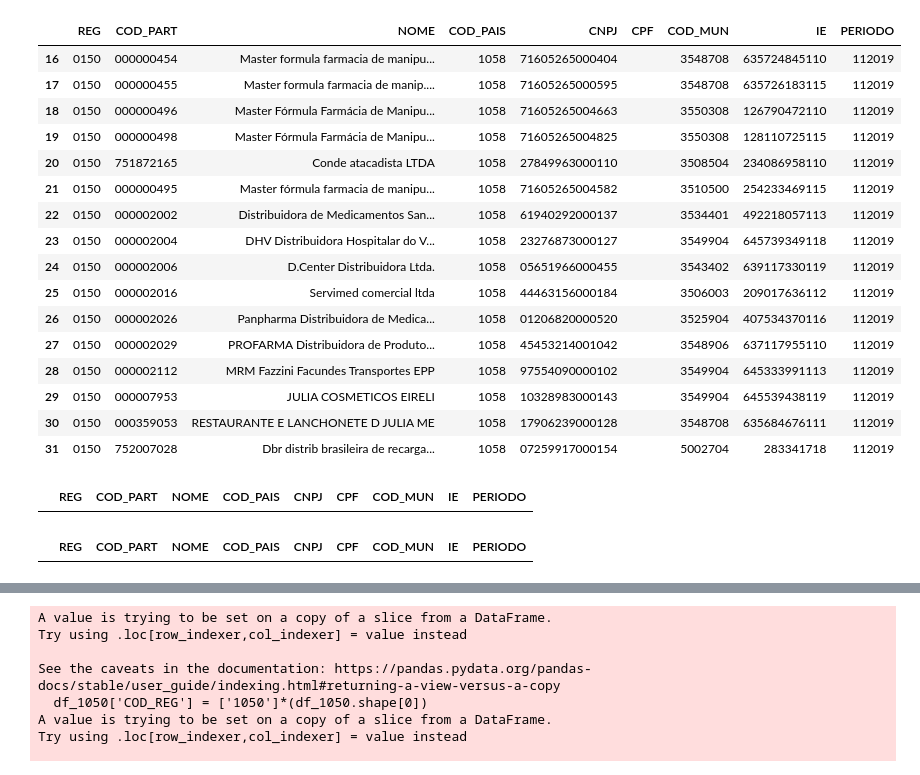
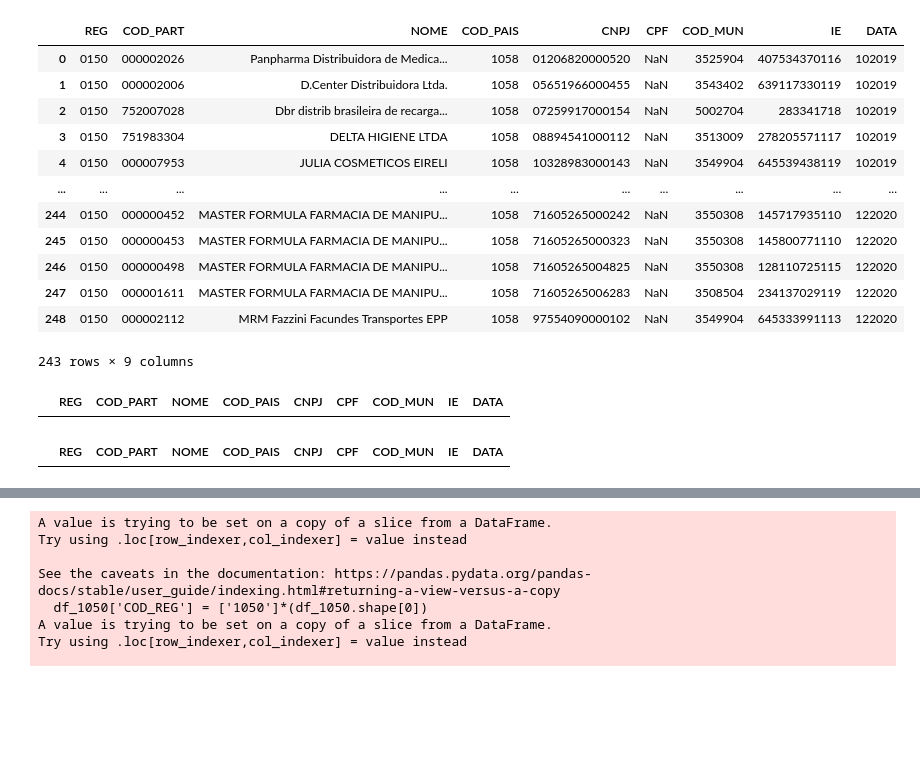
Before and after one commit to viniciuscatelani/Projeto-CAT-42, a Jupyter notebook: Geração txt 0000,150,0200,1100.ipynb, the cells around one changed output, grey strips where cells are left out. Saved outputs shown, nothing was run; the diff lists cells and outputs as text; code cells hidden in the pictures; blank space fills up the shorter version.

```diff
--- a/Geração txt 0000,150,0200,1100.ipynb
+++ b/Geração txt 0000,150,0200,1100.ipynb
@@ -521,4 +486,7 @@ df_0150
 # %%
+#df_0150 = df_0150[df_0150['Nome da Origem'] == f'Loja {loja}']
+df_0150['DATA'] = df_0150['DATA'].str.slice(0, 10).astype(str)
+df_0150['DATA'] = [datetime.strptime(x, '%Y-%m-%d').strftime('%m%Y') for x in df_0150['DATA']]
 df_0150['CNPJ'] = df_0150['CNPJ'].replace('', np.nan)
 df_0150['IE'] = df_0150['IE'].replace('', np.nan)
 df_0150['COD_PART'] = df_0150['COD_PART'].str[3:]
@@ -558,9 +527,9 @@ df_0150
 # %%
-mask_duplicates = df_0150[df_0150['PERIODO'] == '112019'].duplicated(subset='CNPJ', keep='first')
+mask_duplicates = df_0150[df_0150['DATA'] == '112019'].duplicated(subset='CNPJ', keep='first')
 # Invert the mask to keep the first occurrence of each unique 'CNPJ' value
 mask_to_keep = ~mask_duplicates
 
 # Apply the mask to the DataFrame to keep the desired rows for the current 'PERIODO'
-filtered_df = df_0150[(df_0150['PERIODO'] == '112019') | mask_to_keep]
+filtered_df = df_0150[(df_0150['DATA'] == '112019') | mask_to_keep]
 filtered_df
 # %% [output]
@@ -595,12 +563,12 @@ array(['71605265000404', '71605265000595', '71605265004663',
 df_0150_final = pd.DataFrame()
 
 # Get the unique 'PERIODO' values
-unique_periodos = df_0150['PERIODO'].unique()
+unique_periodos = df_0150['DATA'].unique()
 
 # Iterate through unique 'PERIODO' values
 for periodo in unique_periodos:
     # Filter the DataFrame for the current 'PERIODO' value
-    filtered_df = df_0150[df_0150['PERIODO'] == periodo]
+    filtered_df = df_0150[df_0150['DATA'] == periodo]
 
     # Drop duplicates in the 'CNPJ' column for the current 'PERIODO'
     filtered_df = filtered_df.drop_duplicates(subset='CNPJ', keep='first')
@@ -610,5 +578,6 @@ for periodo in unique_periodos:
 
 # Reset the index of the final DataFrame
 df_0150_final.reset_index(drop=True, inplace=True)
+df_0150_final = df_0150_final[df_0150_final['REG'] == '0150']
 df_0150_final
 # %% [output]
@@ -628,24 +597,20 @@ df_0150_final
 # %%
 df_0150_final = df_0150_final.drop_duplicates()
-df_0150_final[df_0150_final['PERIODO'] == '112019']
+df_0150_final[df_0150_final['IE'].notnull()]
 # %% [output]
-|  | REG | COD_PART | NOME | COD_PAIS | CNPJ | CPF | COD_MUN | IE | PERIODO |
-| 16 | 0150 | 000000454 | Master formula farmacia de manipu... | 1058 | 71605265000404 |  | 3548708 | 635724845110 | 112019 |
-| 17 | 0150 | 000000455 | Master formula farmacia de manip.... | 1058 | 71605265000595 |  | 3548708 | 635726183115 | 112019 |
-| 18 | 0150 | 000000496 | Master Fórmula Farmácia de Manipu... | 1058 | 71605265004663 |  | 3550308 | 126790472110 | 112019 |
-| 19 | 0150 | 000000498 | Master Fórmula Farmácia de Manipu... | 1058 | 71605265004825 |  | 3550308 | 128110725115 | 112019 |
-| 20 | 0150 | 751872165 | Conde atacadista LTDA | 1058 | 27849963000110 |  | 3508504 | 234086958110 | 112019 |
-| 21 | 0150 | 000000495 | Master fórmula farmacia de manipu... | 1058 | 71605265004582 |  | 3510500 | 254233469115 | 112019 |
-| 22 | 0150 | 000002002 | Distribuidora de Medicamentos San... | 1058 | 61940292000137 |  | 3534401 | 492218057113 | 112019 |
-| 23 | 0150 | 000002004 | DHV Distribuidora Hospitalar do V... | 1058 | 23276873000127 |  | 3549904 | 645739349118 | 112019 |
-| 24 | 0150 | 000002006 | D.Center Distribuidora Ltda. | 1058 | 05651966000455 |  | 3543402 | 639117330119 | 112019 |
-| 25 | 0150 | 000002016 | Servimed comercial ltda | 1058 | 44463156000184 |  | 3506003 | 209017636112 | 112019 |
-| 26 | 0150 | 000002026 | Panpharma Distribuidora de Medica... | 1058 | 01206820000520 |  | 3525904 | 407534370116 | 112019 |
-| 27 | 0150 | 000002029 | PROFARMA Distribuidora de Produto... | 1058 | 45453214001042 |  | 3548906 | 637117955110 | 112019 |
-| 28 | 0150 | 000002112 | MRM Fazzini Facundes Transportes EPP | 1058 | 97554090000102 |  | 3549904 | 645333991113 | 112019 |
-| 29 | 0150 | 000007953 | JULIA COSMETICOS EIRELI | 1058 | 10328983000143 |  | 3549904 | 645539438119 | 112019 |
-| 30 | 0150 | 000359053 | RESTAURANTE E LANCHONETE D JULIA ME | 1058 | 17906239000128 |  | 3548708 | 635684676111 | 112019 |
-| 31 | 0150 | 752007028 | Dbr distrib brasileira de recarga... | 1058 | 07259917000154 |  | 5002704 | 283341718 | 112019 |
+|  | REG | COD_PART | NOME | COD_PAIS | CNPJ | CPF | COD_MUN | IE | DATA |
+| 0 | 0150 | 000002026 | Panpharma Distribuidora de Medica... | 1058 | 01206820000520 | NaN | 3525904 | 407534370116 | 102019 |
+| 1 | 0150 | 000002006 | D.Center Distribuidora Ltda. | 1058 | 05651966000455 | NaN | 3543402 | 639117330119 | 102019 |
+| 2 | 0150 | 752007028 | Dbr distrib brasileira de recarga... | 1058 | 07259917000154 | NaN | 5002704 | 283341718 | 102019 |
+| 3 | 0150 | 751983304 | DELTA HIGIENE LTDA | 1058 | 08894541000112 | NaN | 3513009 | 278205571117 | 102019 |
+| 4 | 0150 | 000007953 | JULIA COSMETICOS EIRELI | 1058 | 10328983000143 | NaN | 3549904 | 645539438119 | 102019 |
+| ... | ... | ... | ... | ... | ... | ... | ... | ... | ... |
+| 244 | 0150 | 000000452 | MASTER FORMULA FARMACIA DE MANIPU... | 1058 | 71605265000242 | NaN | 3550308 | 145717935110 | 122020 |
+| 245 | 0150 | 000000453 | MASTER FORMULA FARMACIA DE MANIPU... | 1058 | 71605265000323 | NaN | 3550308 | 145800771110 | 122020 |
+| 246 | 0150 | 000000498 | MASTER FORMULA FARMACIA DE MANIPU... | 1058 | 71605265004825 | NaN | 3550308 | 128110725115 | 122020 |
+| 247 | 0150 | 000001611 | MASTER FORMULA FARMACIA DE MANIPU... | 1058 | 71605265006283 | NaN | 3508504 | 234137029119 | 122020 |
+| 248 | 0150 | 000002112 | MRM Fazzini Facundes Transportes EPP | 1058 | 97554090000102 | NaN | 3549904 | 645333991113 | 122020 |
+243 rows × 9 columns
 # %%
 df_cnpj_repetido = pd.DataFrame(columns=df_0150_final.columns)
 
@@ -654,14 +619,14 @@ dates = ['102019', '112019', '122019',
         '052020', '062020', '072020', '082020',
         '092020', '102020', '112020', '122020']
 for date in dates:
-    for cnpj in df_0150_final[df_0150_final['PERIODO'] == date]['CNPJ'].unique():
-        if len(df_0150_final.loc[(df_0150_final['PERIODO'] == date) & (df_0150_final['CNPJ'] == cnpj)]) > 1:
-            df = df_0150_final.loc[(df_0150_final['PERIODO'] == date) & (df_0150_final['CNPJ'] == cnpj)]
+    for cnpj in df_0150_final[df_0150_final['DATA'] == date]['CNPJ'].unique():
+        if len(df_0150_final.loc[(df_0150_final['DATA'] == date) & (df_0150_final['CNPJ'] == cnpj)]) > 1:
+            df = df_0150_final.loc[(df_0150_final['DATA'] == date) & (df_0150_final['CNPJ'] == cnpj)]
             df_cnpj_repetido = pd.concat([df_cnpj_repetido, df])
 
 df_cnpj_repetido
 # %% [output]
-|  | REG | COD_PART | NOME | COD_PAIS | CNPJ | CPF | COD_MUN | IE | PERIODO |
+|  | REG | COD_PART | NOME | COD_PAIS | CNPJ | CPF | COD_MUN | IE | DATA |
 # %%
 df_ie_repetido = pd.DataFrame(columns=df_0150_final.columns)
 
@@ -670,12 +635,12 @@ dates = ['102019', '112019', '122019',
         '052020', '062020', '072020', '082020',
         '092020', '102020', '112020', '122020']
 for date in dates:
-    for ie in df_0150_final[df_0150_final['PERIODO'] == date]['IE'].unique():
-        if len(df_0150_final.loc[(df_0150_final['PERIODO'] == date) & (df_0150_final['IE'] == ie)]) > 1:
-            df = df_0150_final.loc[(df_0150_final['PERIODO'] == date) & (df_0150_final['IE'] == ie)]
+    for ie in df_0150_final[df_0150_final['DATA'] == date]['IE'].unique():
+        if len(df_0150_final.loc[(df_0150_final['DATA'] == date) & (df_0150_final['IE'] == ie)]) > 1:
+            df = df_0150_final.loc[(df_0150_final['DATA'] == date) & (df_0150_final['IE'] == ie)]
             df_ie_repetido = pd.concat([df_ie_repetido, df])
 
 df_ie_repetido
 # %% [output]
-|  | REG | COD_PART | NOME | COD_PAIS | CNPJ | CPF | COD_MUN | IE | PERIODO |
+|  | REG | COD_PART | NOME | COD_PAIS | CNPJ | CPF | COD_MUN | IE | DATA |
 # %%
```
Also changed, not shown: parts of 52 cells of this notebook, 6 other files.
